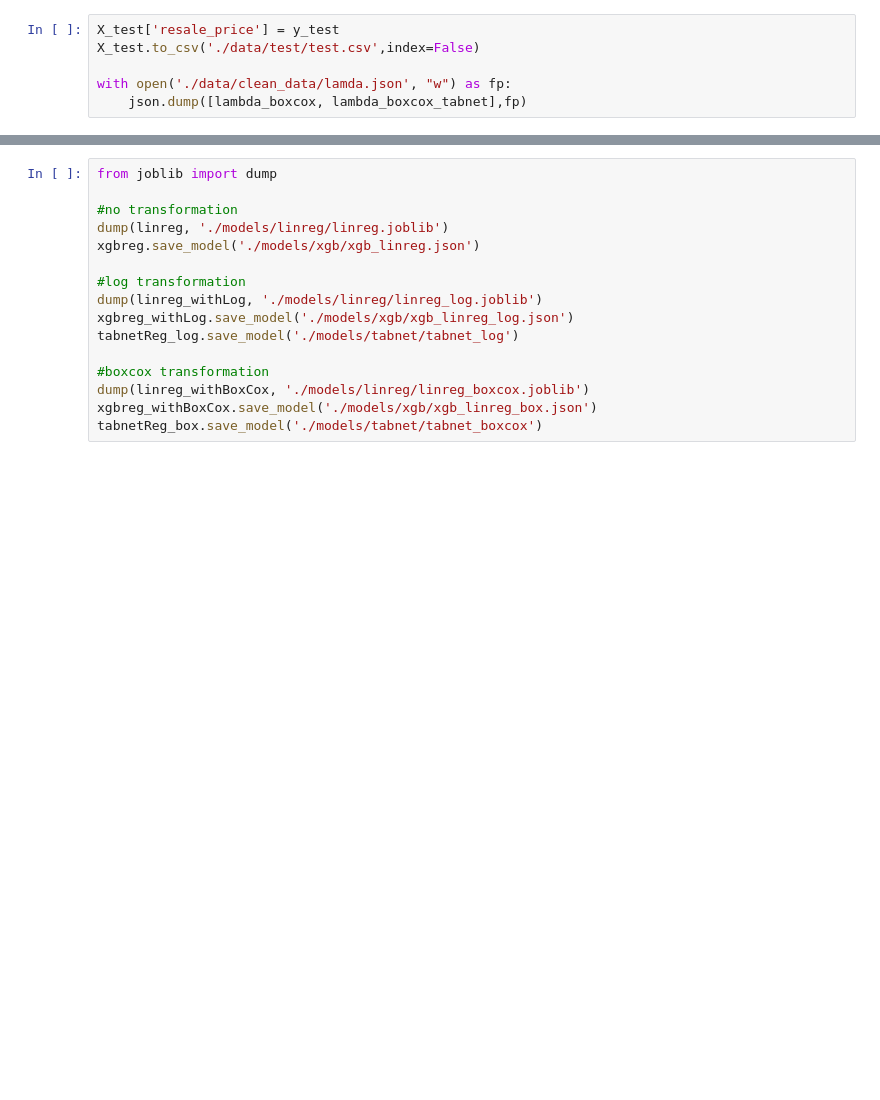
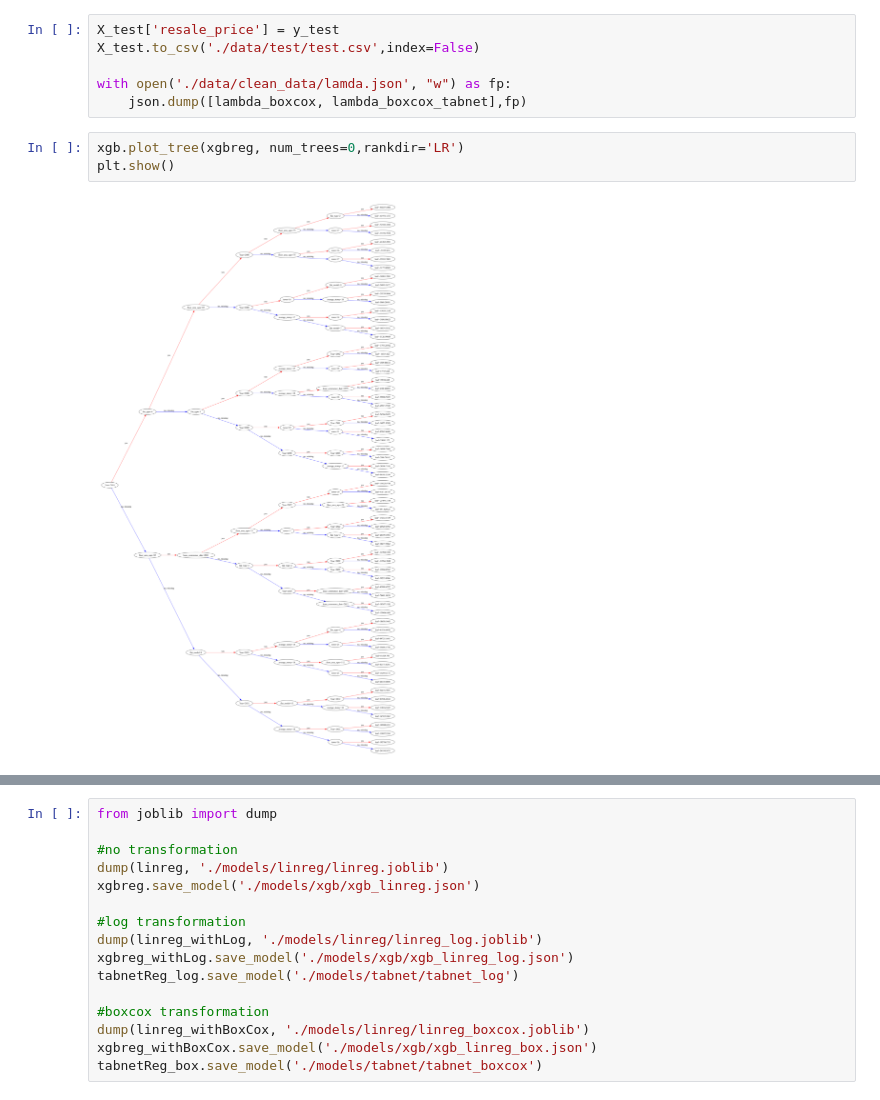
Before and after one commit to KuroInit/HDB-Resale-Price-Predict, a Jupyter notebook: Model_training.ipynb, the cells around one changed output, grey strips where cells are left out. Cells and saved outputs as stored; diff of their text form; blank space fills up the shorter version.

Commit message:
added tree visualization

```diff
--- a/Model_training.ipynb
+++ b/Model_training.ipynb
@@ -374,3 +376,8 @@ X_test.to_csv('./data/test/test.csv',index=False)
 
 with open('./data/clean_data/lamda.json', "w") as fp:
     json.dump([lambda_boxcox, lambda_boxcox_tabnet],fp)
+# %%
+xgb.plot_tree(xgbreg, num_trees=0,rankdir='LR')
+plt.show()
+# %% [output]
+[figure, added]
```
Also changed, not shown: parts of 4 cells of this notebook.
